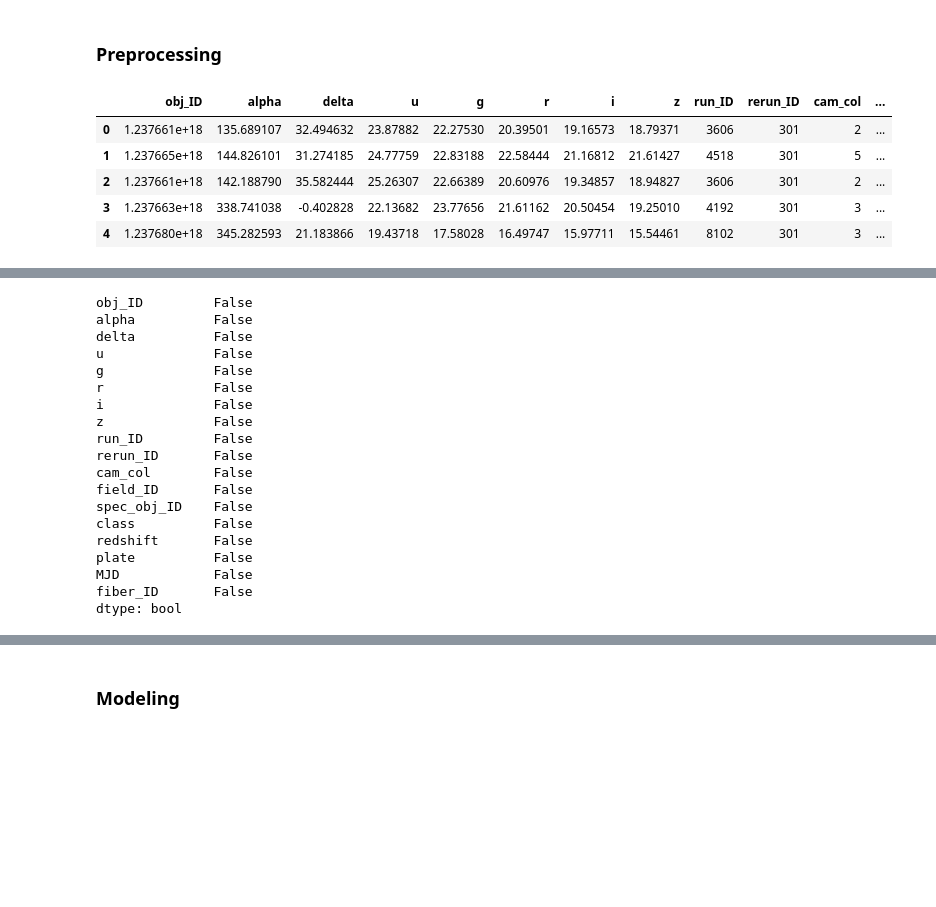
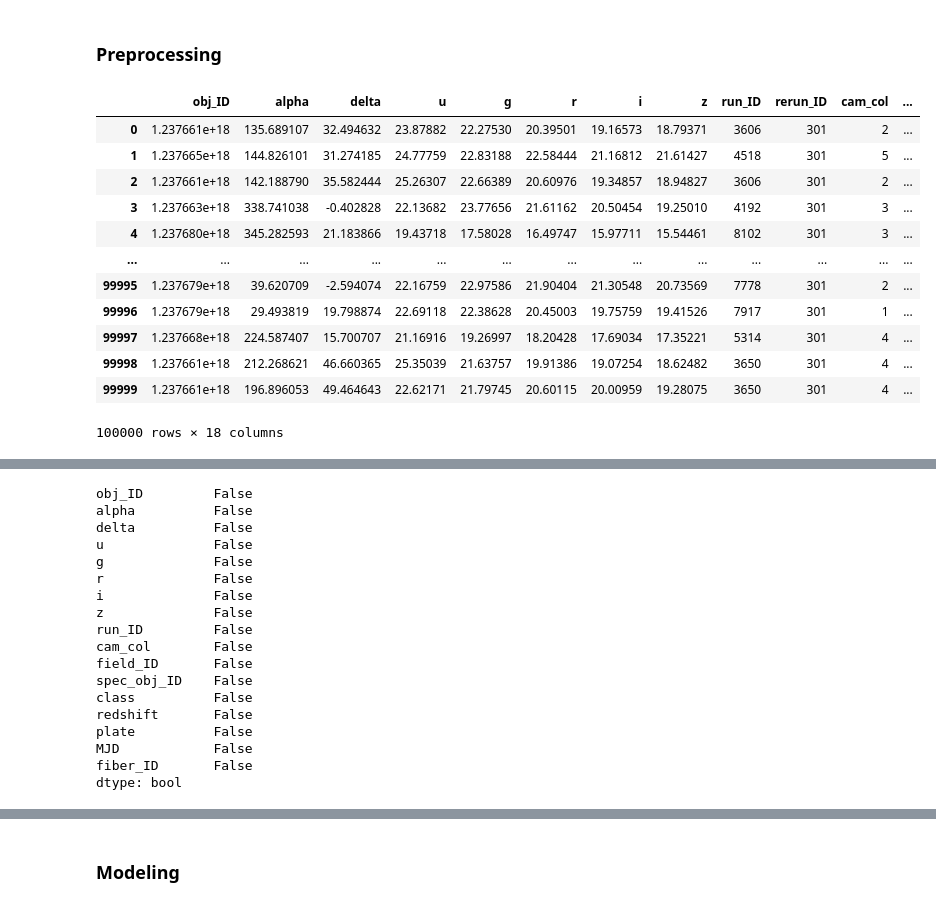
Before and after one commit to zhutchens/ITCS-5156-project, a Jupyter notebook: main.ipynb, the cells around one changed output, grey strips where cells are left out. Saved outputs shown, nothing was run; the diff lists cells and outputs as text; code cells hidden in the pictures; blank space fills up the shorter version.

```diff
--- a/main.ipynb
+++ b/main.ipynb
@@ -9,11 +10,18 @@ import scipy as sp
 # %%
-star_data = pd.read_csv('data/star_classification.csv')
-star_data.head()
+celestial_data = pd.read_csv('data/star_classification.csv')
+celestial_data
 # %% [output]
 |  | obj_ID | alpha | delta | u | g | r | i | z | run_ID | rerun_ID | cam_col | ... |
 | 0 | 1.237661e+18 | 135.689107 | 32.494632 | 23.87882 | 22.27530 | 20.39501 | 19.16573 | 18.79371 | 3606 | 301 | 2 | ... |
 | 1 | 1.237665e+18 | 144.826101 | 31.274185 | 24.77759 | 22.83188 | 22.58444 | 21.16812 | 21.61427 | 4518 | 301 | 5 | ... |
 | 2 | 1.237661e+18 | 142.188790 | 35.582444 | 25.26307 | 22.66389 | 20.60976 | 19.34857 | 18.94827 | 3606 | 301 | 2 | ... |
 | 3 | 1.237663e+18 | 338.741038 | -0.402828 | 22.13682 | 23.77656 | 21.61162 | 20.50454 | 19.25010 | 4192 | 301 | 3 | ... |
 | 4 | 1.237680e+18 | 345.282593 | 21.183866 | 19.43718 | 17.58028 | 16.49747 | 15.97711 | 15.54461 | 8102 | 301 | 3 | ... |
+| ... | ... | ... | ... | ... | ... | ... | ... | ... | ... | ... | ... | ... |
+| 99995 | 1.237679e+18 | 39.620709 | -2.594074 | 22.16759 | 22.97586 | 21.90404 | 21.30548 | 20.73569 | 7778 | 301 | 2 | ... |
+| 99996 | 1.237679e+18 | 29.493819 | 19.798874 | 22.69118 | 22.38628 | 20.45003 | 19.75759 | 19.41526 | 7917 | 301 | 1 | ... |
+| 99997 | 1.237668e+18 | 224.587407 | 15.700707 | 21.16916 | 19.26997 | 18.20428 | 17.69034 | 17.35221 | 5314 | 301 | 4 | ... |
+| 99998 | 1.237661e+18 | 212.268621 | 46.660365 | 25.35039 | 21.63757 | 19.91386 | 19.07254 | 18.62482 | 3650 | 301 | 4 | ... |
+| 99999 | 1.237661e+18 | 196.896053 | 49.464643 | 22.62171 | 21.79745 | 20.60115 | 20.00959 | 19.28075 | 3650 | 301 | 4 | ... |
+100000 rows × 18 columns
 # %%
@@ -31,5 +41,5 @@ star_data.describe()
 # %%
-star_data.isnull().any()
+celestial_data.isnull().any()
 # %% [output]
 obj_ID         False
 alpha          False
@@ -40,7 +50,6 @@ r              False
 i              False
 z              False
 run_ID         False
-rerun_ID       False
 cam_col        False
 field_ID       False
 spec_obj_ID    False
```
Also changed, not shown: parts of 14 cells of this notebook, 1 other file.
